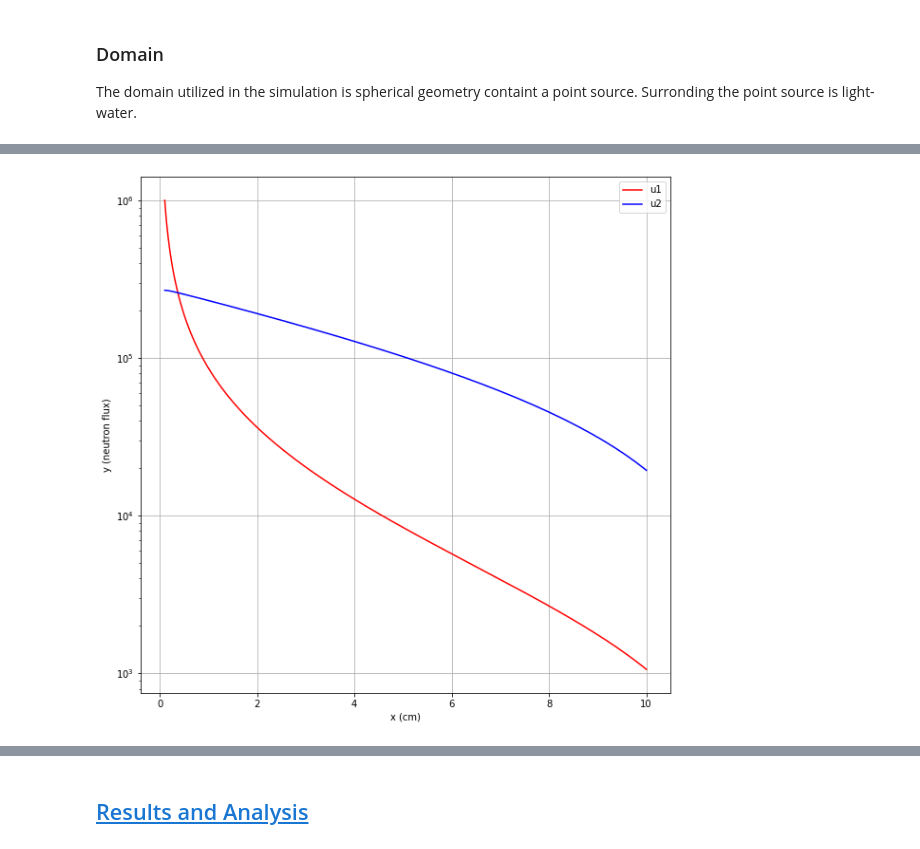
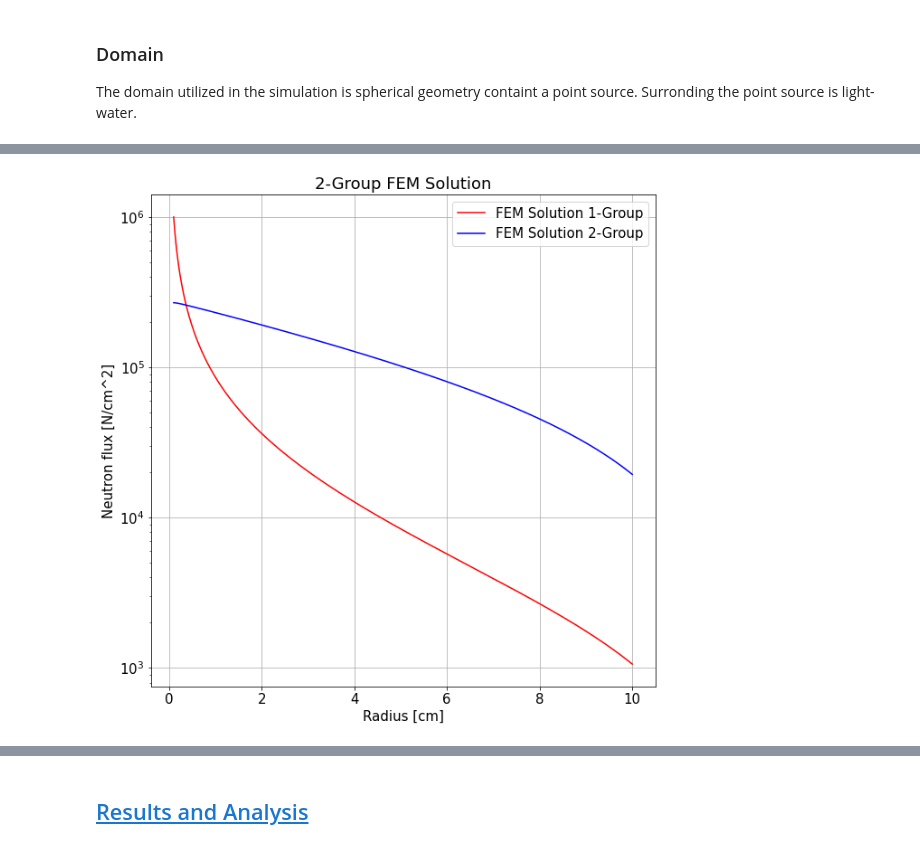
Before and after one commit to AnthonyB08/neutron__transport, a Jupyter notebook: report-coupled-3Domains.ipynb, the cells around one changed output, grey strips where cells are left out. Saved outputs shown, nothing was run; the diff lists cells and outputs as text; code cells hidden in the pictures.

```diff
--- a/report-coupled-3Domains.ipynb
+++ b/report-coupled-3Domains.ipynb
@@ -85,3 +187,16 @@ import pandas as pd
 df = pd.read_csv('output1G_x-data_0002.csv')
 #plot_solution(df, title='Dirichlet BC FEM Solution', basis_functions_type='Linear Lagrange', flux_basis_functions_type='Constant Monomial')
 #print(df)
+fig = plt.figure(figsize=(10,10))
+plt.plot(df["x"],df["u1"],"r-")
+plt.yscale("log")
+#plt.xlim(0,100)
+plt.xlabel("Radius [cm]")
+plt.ylabel("Neutron flux [N/cm^2]")
+font = {'family' : 'DejaVu Sans',
+        'weight' : 'normal',
+        'size'   : 15}
+plt.rc('font', **font)
+plt.title("1-Group FEM Solution")
+plt.grid()
+plt.show()
@@ -121,13 +228,20 @@ df = pd.read_csv('output2G_x-data_0002.csv')
 # %%
+import pandas as pd
+df = pd.read_csv('output2G_x-data_0002.csv')
 fig = plt.figure(figsize=(10,10))
-plt.plot(df["x"],df["u1"],"r-",label="u1")
-plt.plot(df["x"],df["u2"],"b-",label="u2")
+plt.plot(df["x"],df["u1"],"r-",label="FEM Solution 1-Group")
+plt.plot(df["x"],df["u2"],"b-",label="FEM Solution 2-Group")
 plt.yscale("log")
 #plt.xlim(0,100)
 plt.grid()
 plt.legend()
-plt.xlabel("x (cm)")
-plt.ylabel("y (neutron flux)")
+plt.xlabel("Radius [cm]")
+plt.ylabel("Neutron flux [N/cm^2]")
+font = {'family' : 'DejaVu Sans',
+        'weight' : 'normal',
+        'size'   : 15}
+plt.rc('font', **font)
+plt.title("2-Group FEM Solution")
 plt.show()
 # %% [output]
-[figure, old version]
+[figure, new version]
```
Also changed, not shown: parts of 20 cells of this notebook.
